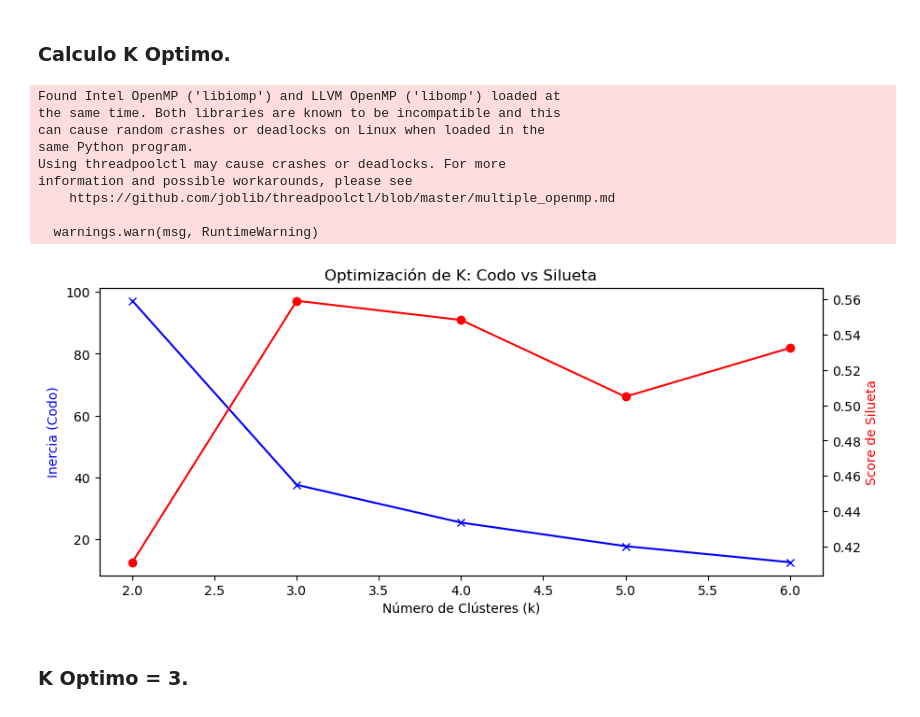
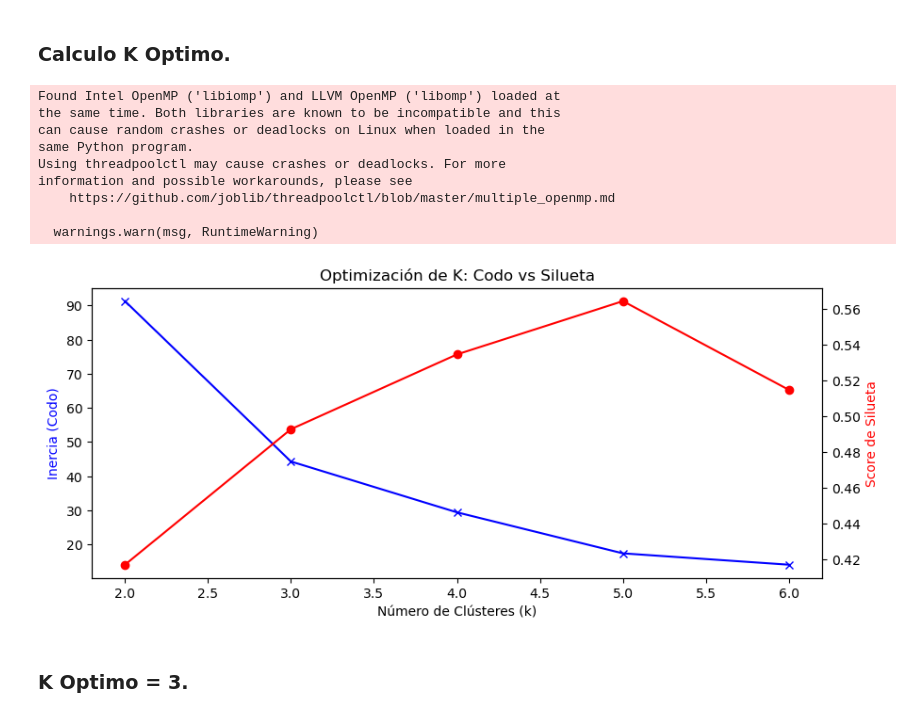
Before and after one commit to danielcordobap/parkinglot_code, a Jupyter notebook: Prueba.ipynb, the cells around one changed output. Cells and saved outputs as stored; diff of their text form; code cells hidden in the pictures.

```diff
--- a/Prueba.ipynb
+++ b/Prueba.ipynb
@@ -430,3 +444,25 @@ Total de nulos en el dataset: 37
+# %%
+
+trx_clean['start'] = pd.to_datetime(trx_clean['Fecha de entrada'])
+trx_clean['end'] = trx_clean['start'] + pd.to_timedelta(trx_clean['duracion en minutos'], unit='m')
+
+
+filas_conteo = []
+for _, row in trx_clean.iterrows():
+    filas_conteo.extend(expandir_presencia_carros(row))
+
+df_presencia = pd.DataFrame(filas_conteo)
+
+# 5. Agrupar para obtener el conteo final de carros por hora
+# Esto nos dirá cuántos carros "vivos" había en ese JOIN_ID en ese momento
+df_conteo_final = df_presencia.groupby(['Fecha', 'Hora', 'JOIN_ID']).size().reset_index(name='Cantidad_Carros')
+
+
+df_conteo_final = df_conteo_final.sort_values(by=['Fecha', 'Hora'])
+
+df_conteo_final_rate = df_conteo_final.groupby('JOIN_ID')['Cantidad_Carros'].mean().reset_index()
+
+df_conteo_final_rate["Cantidad_Carros"] = np.ceil(df_conteo_final_rate["Cantidad_Carros"])
 # %%
 # Forma más común en Python
 resultado = trx_clean[trx_clean["rate aplicado"].isnull()]
@@ -591,5 +589,5 @@ Index(['Client Lot ID', 'Total_dinero', 'No_transacciones',
 # %% [markdown]
 ### DATA_FRAME FINAL:
 # %%
-df_resultado_F = pd.merge(df_final, resumen, on='Client Lot ID', how='inner')
+df_resultado_F = pd.merge(df_final, resumen, on='JOIN_ID', how='inner')
 df_resultado_F["ID_F"] = df_resultado_F["nombre"]+"_"+df_resultado_F["Client Lot ID"].astype(str)
@@ -683,7 +672,9 @@ df_resultado_F_CL = df_resultado_F.loc[:,['ID_F',"Spaces",'lugares_cerca_count',
        'avg_daily_IS_NOT_EXTENSION', 'avg_weekly_IS_NOT_EXTENSION',
        'avg_transacciones_diario', 'avg_transacciones_semanal',
        'recaudacion_avg_diaria', 'recaudacion_avg_semanal',
-       'ticket_promedio_diario_avg', 'ticket_promedio_mensual_avg']]
+       'ticket_promedio_diario_avg', 'ticket_promedio_mensual_avg','Cantidad_Carros']]
+
+df_resultado_F_CL["rate_ocupacion_avg"] = df_resultado_F_CL["Cantidad_Carros"] /df_resultado_F_CL["Spaces"]
 # %% [markdown]
 ### Calculo de correlaciones, PCA y Cluster de parqueaderos:
 # %%
@@ -706,6 +697,6 @@ plt.show()
 # %%
 reporte_colinealidad, sugerencia_drop = get_high_correlations(X, threshold=0.9)
-sugerencia_drop.extend(["Dist_30019",	"Dist_30001",	"Dist_30018",	"Dist_30022",	"Dist_30040",	"Dist_30044"])
+sugerencia_drop.extend(["Dist_30019",	"Dist_30001",	"Dist_30018",	"Dist_30022",	"Dist_30040",	"Dist_30044","IS_EXTENSION"])
 sugerencia_drop.remove('No_transacciones')
 # %%
 sugerencia_drop
@@ -775,7 +780,7 @@ df_clustering = df_resultado_F_CL_A.copy()
 features = [
     'Spaces', 'lugares_cerca_count', 'Playa_1km', 'Malls_1km',
     'stadium_1km', 'University_1km', 'Promedio_general_ticket',
-    'Total_dinero_log', 'No_transacciones_log'
+    'Total_dinero_log', 'No_transacciones_log','rate_ocupacion_avg'
 ]
 
 X = df_clustering[features]
@@ -795,34 +800,34 @@ df_clustering['pca_2'] = X_pca[:, 1]
 inercias = []
 siluetas = []
 rango_k = range(2, 7) # Para 32 filas, no conviene más de 6 clústeres
 
 for k in rango_k:
     km = KMeans(n_clusters=k, n_init=10, random_state=42)
     labels = km.fit_predict(X_pca)
     inercias.append(km.inertia_)
     siluetas.append(silhouette_score(X_pca, labels))
 
 # Visualización de métricas de optimización
 fig, ax1 = plt.subplots(figsize=(10, 4))
 ax1.plot(rango_k, inercias, 'bx-')
 ax1.set_xlabel('Número de Clústeres (k)')
 ax1.set_ylabel('Inercia (Codo)', color='b')
 ax2 = ax1.twinx()
 ax2.plot(rango_k, siluetas, 'ro-')
 ax2.set_ylabel('Score de Silueta', color='r')
 plt.title('Optimización de K: Codo vs Silueta')
 plt.show()
 # %% [output]
 Found Intel OpenMP ('libiomp') and LLVM OpenMP ('libomp') loaded at
 the same time. Both libraries are known to be incompatible and this
 can cause random crashes or deadlocks on Linux when loaded in the
 same Python program.
 Using threadpoolctl may cause crashes or deadlocks. For more
 information and possible workarounds, please see
     https://github.com/joblib/threadpoolctl/blob/master/multiple_openmp.md
 
   warnings.warn(msg, RuntimeWarning)
-[figure, old version]
+[figure, new version]
 # %% [markdown]
 ### K Optimo = 3.
 # %%
```
Also changed, not shown: parts of 34 cells of this notebook, 1 other file.
